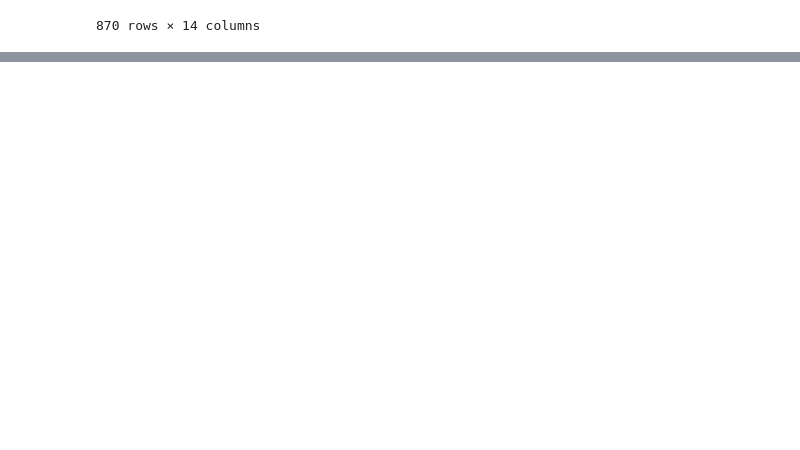
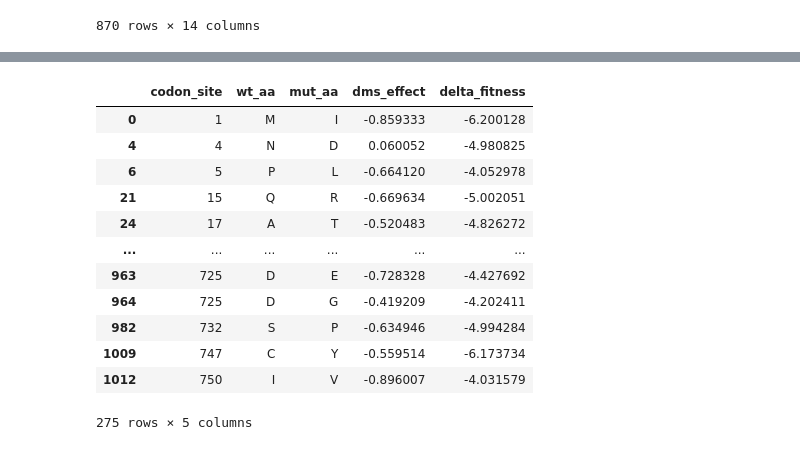
Before and after one commit to matsengrp/flu-mut-rates, a Jupyter notebook: notebooks/analyze_fitness_effects.ipynb, the cells around one changed output, grey strips where cells are left out. Saved outputs shown, nothing was run; the diff lists cells and outputs as text; code cells hidden in the pictures; blank space fills up the shorter version.

```diff
--- a/notebooks/analyze_fitness_effects.ipynb
+++ b/notebooks/analyze_fitness_effects.ipynb
@@ -394,0 +399,19 @@ plt.show()
+# %%
+pb1_dms_data[
+    (pb1_dms_data['delta_fitness'] < -4) &
+    (pb1_dms_data['dms_effect'] > -1)
+][['codon_site', 'wt_aa', 'mut_aa', 'dms_effect', 'delta_fitness']]
+# %% [output]
+|  | codon_site | wt_aa | mut_aa | dms_effect | delta_fitness |
+| 0 | 1 | M | I | -0.859333 | -6.200128 |
+| 4 | 4 | N | D | 0.060052 | -4.980825 |
+| 6 | 5 | P | L | -0.664120 | -4.052978 |
+| 21 | 15 | Q | R | -0.669634 | -5.002051 |
+| 24 | 17 | A | T | -0.520483 | -4.826272 |
+| ... | ... | ... | ... | ... | ... |
+| 963 | 725 | D | E | -0.728328 | -4.427692 |
+| 964 | 725 | D | G | -0.419209 | -4.202411 |
+| 982 | 732 | S | P | -0.634946 | -4.994284 |
+| 1009 | 747 | C | Y | -0.559514 | -6.173734 |
+| 1012 | 750 | I | V | -0.896007 | -4.031579 |
+275 rows × 5 columns
```
Also changed, not shown: parts of 13 cells of this notebook, 1 other file.
